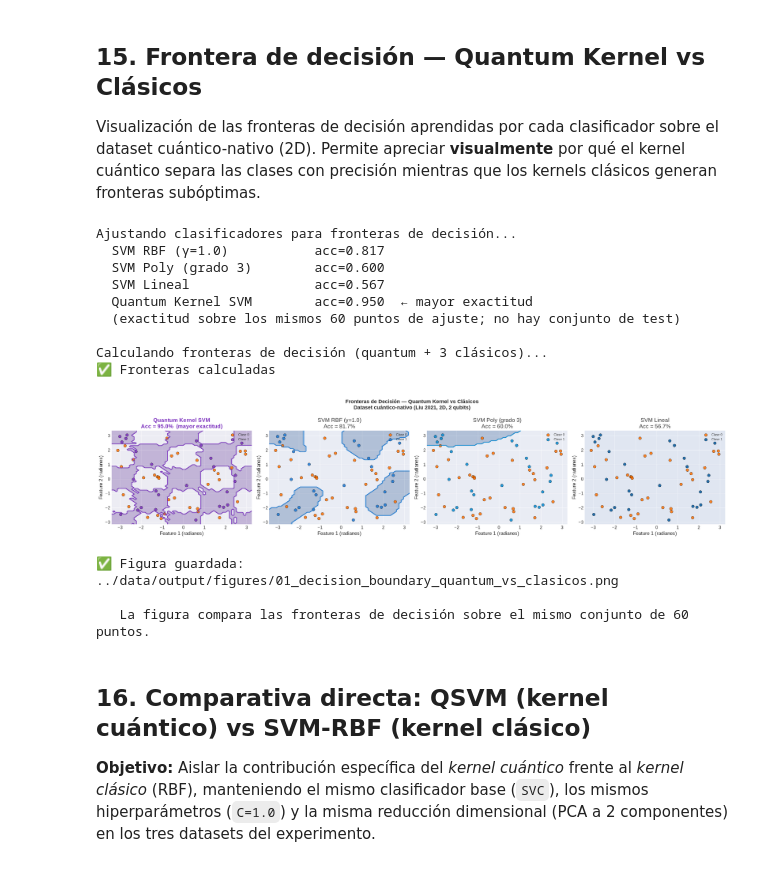
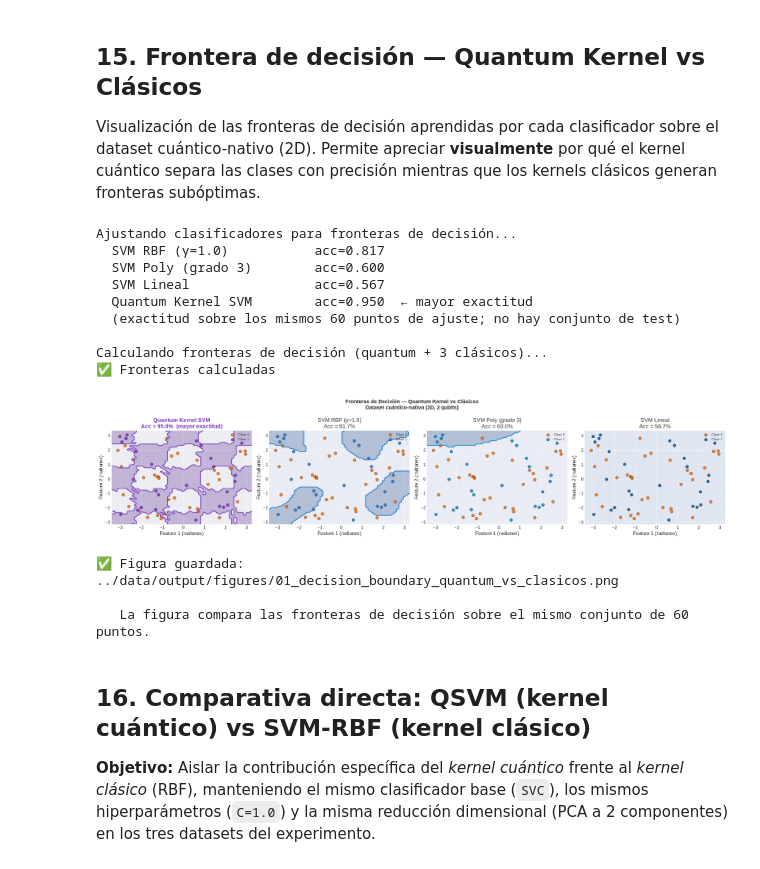
Before and after one commit to juandapradam12/OldUNIR-MasterQC-QuantumAdvantageInDataScienceOld, a Jupyter notebook: POCs/notebooks/01_clasificacion_quantum_vs_clasico.ipynb, the cells around one changed output. Drawn from its saved outputs; the diff is of its cells as text; code cells hidden in the pictures.

```diff
--- a/POCs/notebooks/01_clasificacion_quantum_vs_clasico.ipynb
+++ b/POCs/notebooks/01_clasificacion_quantum_vs_clasico.ipynb
@@ -1018,7 +1018,7 @@ Train: 240 | Test: 120
 
 summary_3ds = pd.DataFrame([
     # Dataset cuántico-nativo (Sección 11) — valores de la ejecución previa
-    {"Dataset": "1. Cuántico-nativo\n(Liu 2021)", "QSVM":  acc_q_adv,  "Mejor Clásico": best_classical, "Tipo": "Sintético cuántico"},
+    {"Dataset": "1. Cuántico-nativo\n(por construcción)", "QSVM":  acc_q_adv,  "Mejor Clásico": best_classical, "Tipo": "Sintético cuántico"},
     # Dataset SKG (Sección 13)
     {"Dataset": "2. SKG\n(Incidentes Bogotá)", "QSVM": acc_qsvm_skg, "Mejor Clásico": best_cl_skg, "Tipo": "Datos reales SKG"},
     # Dataset Telco (Sección 5-8)  — acc_q del notebook original
@@ -1294,7 +1294,7 @@ print("✅ Fronteras calculadas")
 # ── 15.3 Visualización ───────────────────────────────────────────────────────
 fig, axes = plt.subplots(1, 4, figsize=(22, 5))
 fig.suptitle('Fronteras de Decisión — Quantum Kernel vs Clásicos\n'
-             'Dataset cuántico-nativo (Liu 2021, 2D, 2 qubits)',
+             'Dataset cuántico-nativo (2D, 2 qubits)',
              fontsize=13, fontweight='bold')
 
 configs = [
@@ -1306,34 +1306,34 @@ configs = [
 
 for ax_db, Z, ec, cmap_db, title_db in configs:
     ax_db.contourf(xx, yy, Z, alpha=0.25, cmap=cmap_db)
     ax_db.contour(xx, yy, Z, colors=ec, linewidths=1.5, linestyles='-', levels=[0.5])
     # Puntos
     ax_db.scatter(X_vis[y_vis==0, 0], X_vis[y_vis==0, 1],
                   c='#FF6F00', s=50, edgecolors='k', lw=0.5, label='Clase 0', alpha=0.85)
     ax_db.scatter(X_vis[y_vis==1, 0], X_vis[y_vis==1, 1],
                   c=ec, s=50, edgecolors='k', lw=0.5, label='Clase 1', alpha=0.85)
     ax_db.set_xlim(x_min, x_max); ax_db.set_ylim(y_min, y_max)
     ax_db.set_xlabel('Feature 1 (radianes)'); ax_db.set_ylabel('Feature 2 (radianes)')
     ax_db.set_title(title_db, fontweight='bold' if 'Quantum' in title_db else 'normal',
                     color='#7B2FBE' if 'Quantum' in title_db else '#333')
     ax_db.legend(fontsize=8, loc='upper right')
 
 plt.tight_layout()
 plt.savefig(OUT_FIGURES / '01_decision_boundary_quantum_vs_clasicos.png', dpi=150, bbox_inches='tight')
 plt.show()
 print(f"✅ Figura guardada: {OUT_FIGURES / '01_decision_boundary_quantum_vs_clasicos.png'}")
 print("\n   La figura compara las fronteras de decisión sobre el mismo conjunto de 60 puntos.")
 # %% [output]
 Ajustando clasificadores para fronteras de decisión...
   SVM RBF (γ=1.0)           acc=0.817
   SVM Poly (grado 3)        acc=0.600
   SVM Lineal                acc=0.567
   Quantum Kernel SVM        acc=0.950  ← mayor exactitud
   (exactitud sobre los mismos 60 puntos de ajuste; no hay conjunto de test)
 
 Calculando fronteras de decisión (quantum + 3 clásicos)...
 ✅ Fronteras calculadas
-[figure, old version]
+[figure, new version]
 ✅ Figura guardada: ../data/output/figures/01_decision_boundary_quantum_vs_clasicos.png
 
    La figura compara las fronteras de decisión sobre el mismo conjunto de 60 puntos.
```
Also changed, not shown: parts of 11 cells of this notebook, 30 other files.
